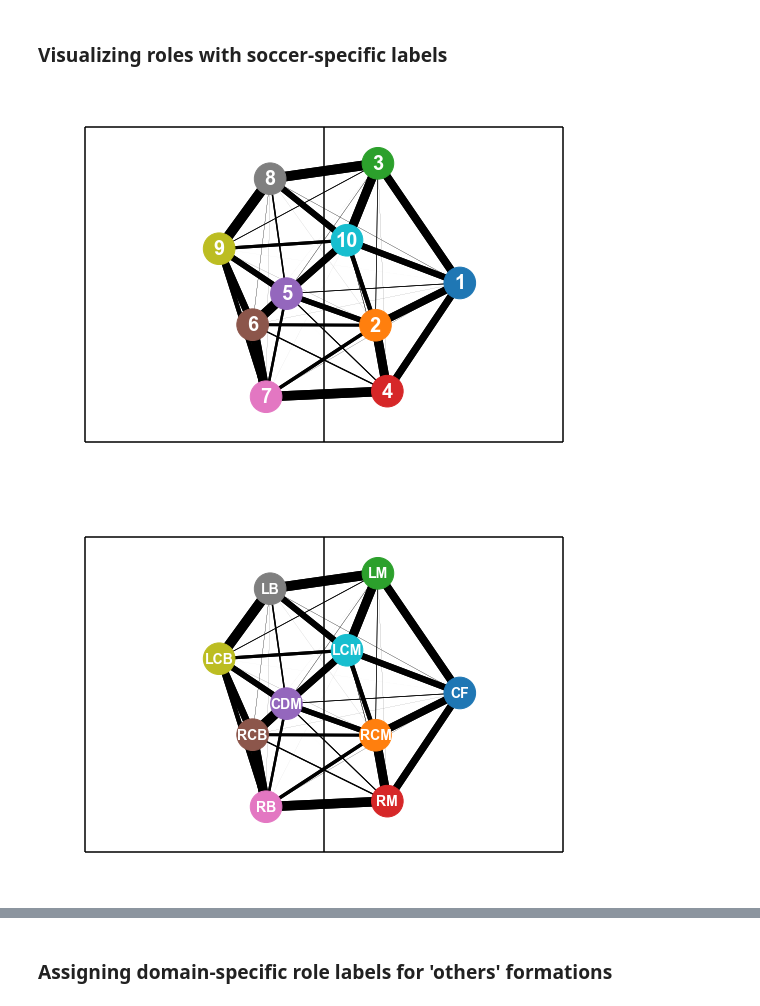
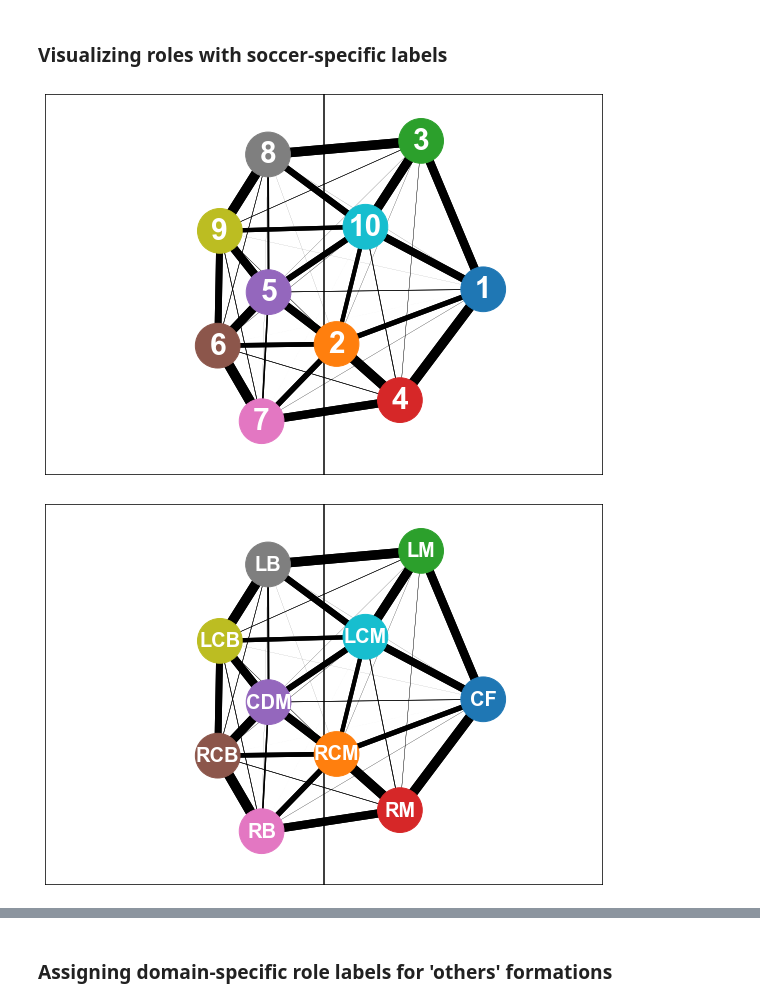
Before and after one commit to pientist/soccercpd, a Jupyter notebook: notebooks/2_role_labeling.ipynb, the cells around one changed output, grey strips where cells are left out. Drawn from its saved outputs; the diff is of its cells as text; code cells hidden in the pictures.

```diff
--- a/notebooks/2_role_labeling.ipynb
+++ b/notebooks/2_role_labeling.ipynb
@@ -121,29 +115,30 @@ role_records
 # %%
 # Choose an activity and a formation period
 activity_id = 1879
-form_period = 2
+form_period = 1
 
 form_idx = form_periods[
     (form_periods[LABEL_ACTIVITY_ID] == activity_id) &
     (form_periods[LABEL_FORM_PERIOD] == form_period)
 ].index[0]
 mean_coords = form_periods.at[form_idx, LABEL_COORDS]
 mean_edge_mat = form_periods.at[form_idx, LABEL_EDGE_MAT]
 
 unit_role_records = role_records[
     (role_records[LABEL_ACTIVITY_ID] == activity_id) &
     (role_records[LABEL_FORM_PERIOD] == form_period)
 ]
 labels = dict(zip(unit_role_records[LABEL_BASE_ROLE], unit_role_records[LABEL_ALIGNED_ROLE]))
 
 # Without aligned role labels
 FormManager.visualize_single_graph(mean_coords, mean_edge_mat)
 
 # With aligned role labels
 FormManager.visualize_single_graph(mean_coords, mean_edge_mat, labels)
+plt.savefig(f'img/pos_annot_normal.png', bbox_inches='tight')
 # %% [output]
-[figure, old version]
+[figure, new version]
-[figure, old version]
+[figure, new version]
 # %%
 ordinary_role_records = role_records[role_records[LABEL_FORMATION] != 'others']
 x = ordinary_role_records[LABEL_X]
```
Also changed, not shown: parts of 5 cells of this notebook, 7 other files.
